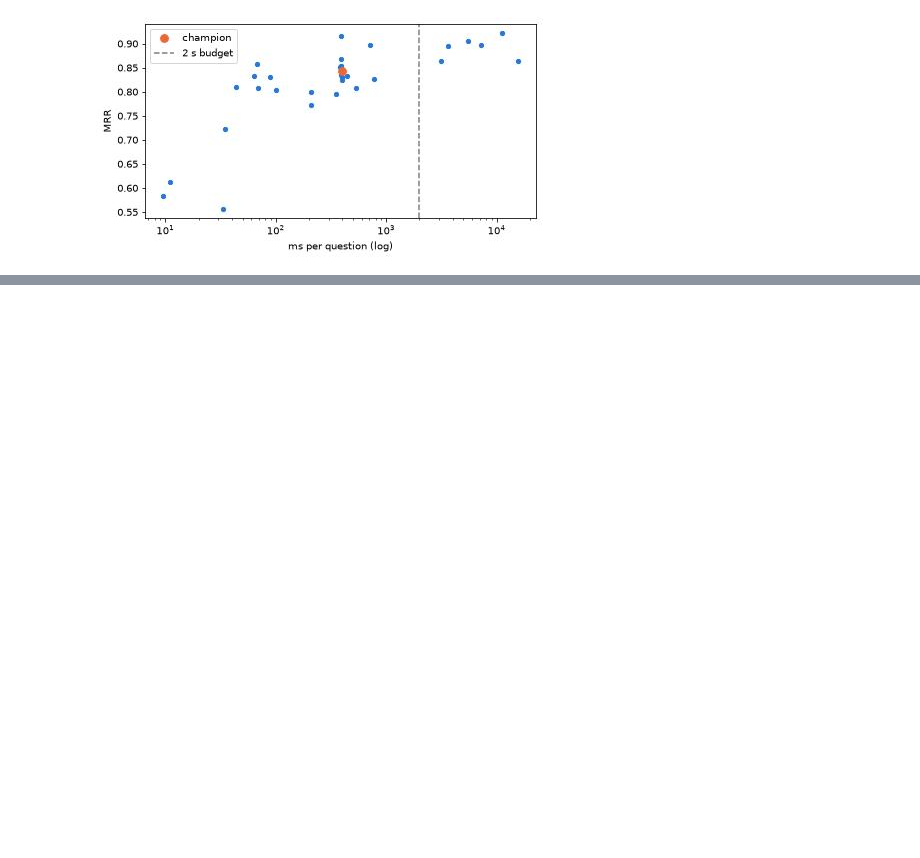
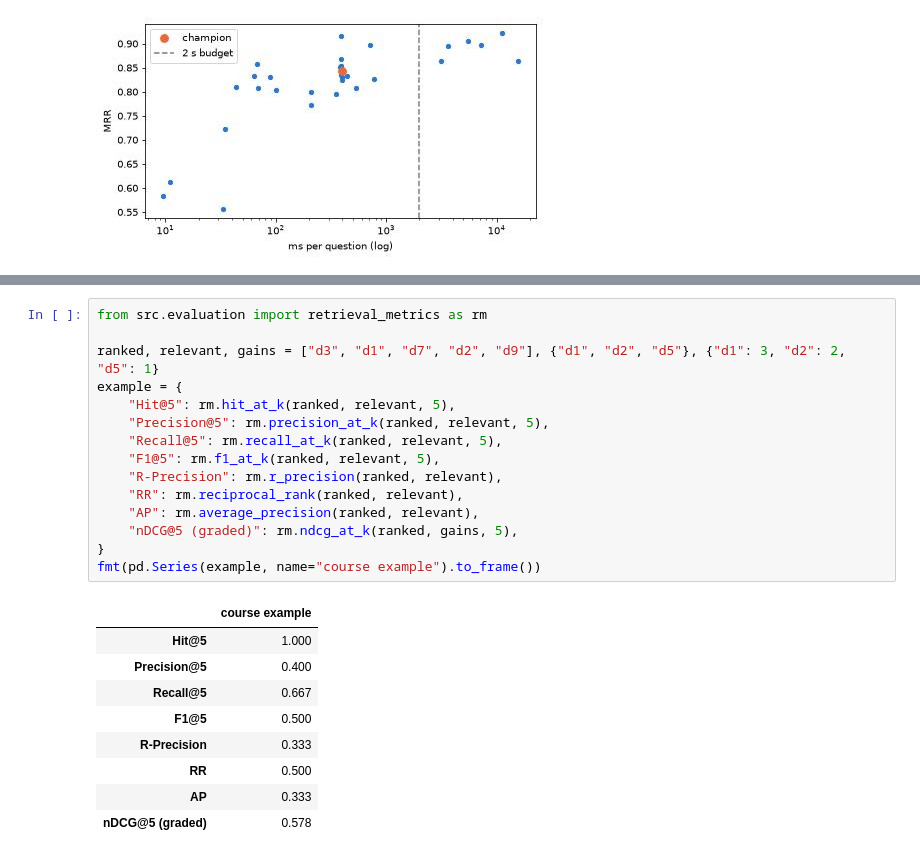
Before and after one commit to melekbouabid/syRX, a Jupyter notebook: notebooks/module2/02_retrieval_benchmark.ipynb, the cells around one changed output, grey strips where cells are left out. Drawn from its saved outputs; the diff is of its cells as text; blank space fills up the shorter version.

```diff
--- a/notebooks/module2/02_retrieval_benchmark.ipynb
+++ b/notebooks/module2/02_retrieval_benchmark.ipynb
@@ -208,0 +221,25 @@ challenger: bge-m3-dense-corpus-v2  MRR 0.831  88 ms / question
+# %%
+from src.evaluation import retrieval_metrics as rm
+
+ranked, relevant, gains = ["d3", "d1", "d7", "d2", "d9"], {"d1", "d2", "d5"}, {"d1": 3, "d2": 2, "d5": 1}
+example = {
+    "Hit@5": rm.hit_at_k(ranked, relevant, 5),
+    "Precision@5": rm.precision_at_k(ranked, relevant, 5),
+    "Recall@5": rm.recall_at_k(ranked, relevant, 5),
+    "F1@5": rm.f1_at_k(ranked, relevant, 5),
+    "R-Precision": rm.r_precision(ranked, relevant),
+    "RR": rm.reciprocal_rank(ranked, relevant),
+    "AP": rm.average_precision(ranked, relevant),
+    "nDCG@5 (graded)": rm.ndcg_at_k(ranked, gains, 5),
+}
+fmt(pd.Series(example, name="course example").to_frame())
+# %% [output]
+|  | course example |
+| Hit@5 | 1.000 |
+| Precision@5 | 0.400 |
+| Recall@5 | 0.667 |
+| F1@5 | 0.500 |
+| R-Precision | 0.333 |
+| RR | 0.500 |
+| AP | 0.333 |
+| nDCG@5 (graded) | 0.578 |
```
Also changed, not shown: parts of 10 cells of this notebook.
